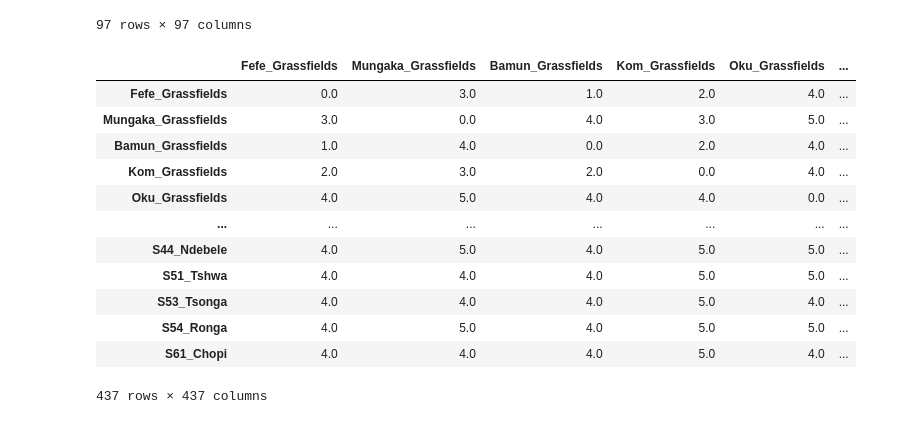
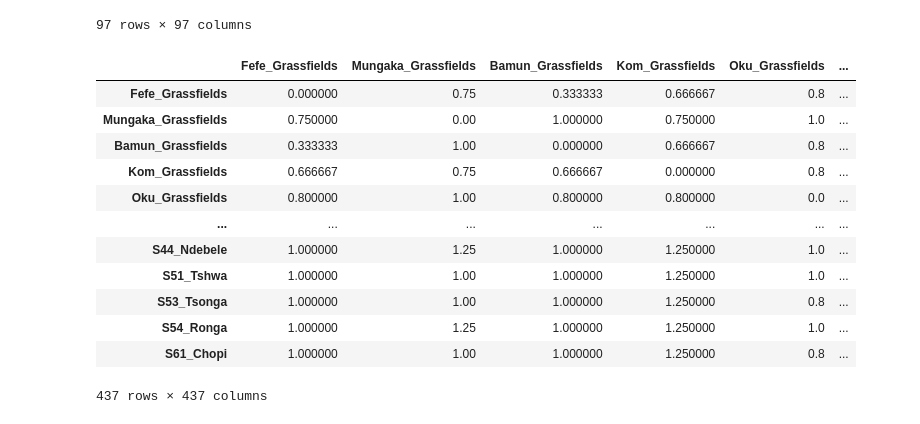
Before and after one commit to KaiSchenck/LING281Project, a Jupyter notebook: LING281-Bantu-Phylogeny.ipynb, the cells around one changed output. Drawn from its saved outputs; the diff is of its cells as text; code cells hidden in the pictures.

```diff
--- a/LING281-Bantu-Phylogeny.ipynb
+++ b/LING281-Bantu-Phylogeny.ipynb
@@ -33,12 +33,13 @@ phonetic
 # %%
 all_phonemes = list(features.columns)[0:]
 
-feature_matrix = pd.DataFrame(0, index=phonemes, columns=phonemes)
+feature_matrix = pd.DataFrame(0, index=all_phonemes, columns=all_phonemes)
 
 for phoneme1 in all_phonemes:
     for phoneme2 in all_phonemes:
         for (f, g) in zip(features.loc[:,phoneme1], features.loc[:,phoneme2]):
             if(not pd.isnull(f) and not pd.isnull(g) and f != g):
+                #basically gets the Manhattan distance between two feature vectors
                 feature_matrix.loc[phoneme1, phoneme2] += 1
 feature_matrix
 # %% [output]
@@ -60,7 +61,14 @@ from collections import defaultdict
 from typing import List, Optional
 from scipy.spatial.distance import pdist, squareform
 
-class StringEdit:
+class CognateDistance:
+
+    def __call__(self, source: int, target: int) -> float:
+        return self._wagner_fisher(source, target)
+
+    #def cognate(self) -> :
+
+class StringDistance:
     '''Distance between strings
 
 
@@ -133,38 +141,39 @@ class StringEdit:
                     substitution_cost = feature_matrix.loc[_source[i], _target[j]]
 
                 costs = np.array([distance[i - 1, j] + self._deletion_cost,
-                                  distance[i - 1,j - 1] + substitution_cost,
+                                  distance[i - 1, j - 1] + substitution_cost,
                                   distance[i, j - 1] + self._insertion_cost])
 
                 distance[i, j] = costs.min()
 
-        return distance[n, m]
+        # adjusts the distance by dividing by the length on the longest lexical item
+        return distance[n, m] / max(len(source), len(target))
 
-    def distance_matrix(self, word: str, phonemes: List[str]):
+    def distance_matrix(self, word: str, phonemes: List[str]) -> pd.core.frame.DataFrame:
         strings = [self.string_to_phonemes(i, phonemes) for i in list(phonetic.loc[:,word])]
         strings = np.array(strings, dtype=object).reshape(-1,1)
 
-        matrix = pdist(strings, lambda x,y: editdist(x[0], y[0]))
+        matrix = pdist(strings, lambda x, y: self(x[0], y[0]))
         square_matrix = pd.DataFrame(squareform(matrix), columns=phonetic.index, index=phonetic.index).rename_axis(index=None)
 
         return square_matrix
 # %%
-editdist = StringEdit(1, 1, feature_matrix)
+editdist = StringDistance(1, 1, feature_matrix)
 
 editdist.distance_matrix('ashes', all_phonemes)
 # %% [output]
 |  | Fefe_Grassfields | Mungaka_Grassfields | Bamun_Grassfields | Kom_Grassfields | Oku_Grassfields | ... |
-| Fefe_Grassfields | 0.0 | 3.0 | 1.0 | 2.0 | 4.0 | ... |
-| Mungaka_Grassfields | 3.0 | 0.0 | 4.0 | 3.0 | 5.0 | ... |
-| Bamun_Grassfields | 1.0 | 4.0 | 0.0 | 2.0 | 4.0 | ... |
-| Kom_Grassfields | 2.0 | 3.0 | 2.0 | 0.0 | 4.0 | ... |
-| Oku_Grassfields | 4.0 | 5.0 | 4.0 | 4.0 | 0.0 | ... |
+| Fefe_Grassfields | 0.000000 | 0.75 | 0.333333 | 0.666667 | 0.8 | ... |
+| Mungaka_Grassfields | 0.750000 | 0.00 | 1.000000 | 0.750000 | 1.0 | ... |
+| Bamun_Grassfields | 0.333333 | 1.00 | 0.000000 | 0.666667 | 0.8 | ... |
+| Kom_Grassfields | 0.666667 | 0.75 | 0.666667 | 0.000000 | 0.8 | ... |
+| Oku_Grassfields | 0.800000 | 1.00 | 0.800000 | 0.800000 | 0.0 | ... |
 | ... | ... | ... | ... | ... | ... | ... |
-| S44_Ndebele | 4.0 | 5.0 | 4.0 | 5.0 | 5.0 | ... |
-| S51_Tshwa | 4.0 | 4.0 | 4.0 | 5.0 | 5.0 | ... |
-| S53_Tsonga | 4.0 | 4.0 | 4.0 | 5.0 | 4.0 | ... |
-| S54_Ronga | 4.0 | 5.0 | 4.0 | 5.0 | 5.0 | ... |
-| S61_Chopi | 4.0 | 4.0 | 4.0 | 5.0 | 4.0 | ... |
+| S44_Ndebele | 1.000000 | 1.25 | 1.000000 | 1.250000 | 1.0 | ... |
+| S51_Tshwa | 1.000000 | 1.00 | 1.000000 | 1.250000 | 1.0 | ... |
+| S53_Tsonga | 1.000000 | 1.00 | 1.000000 | 1.250000 | 0.8 | ... |
+| S54_Ronga | 1.000000 | 1.25 | 1.000000 | 1.250000 | 1.0 | ... |
+| S61_Chopi | 1.000000 | 1.00 | 1.000000 | 1.250000 | 0.8 | ... |
 437 rows × 437 columns
 # %%
 import numpy as np
```
Also changed, not shown: parts of 1 cell of this notebook.
